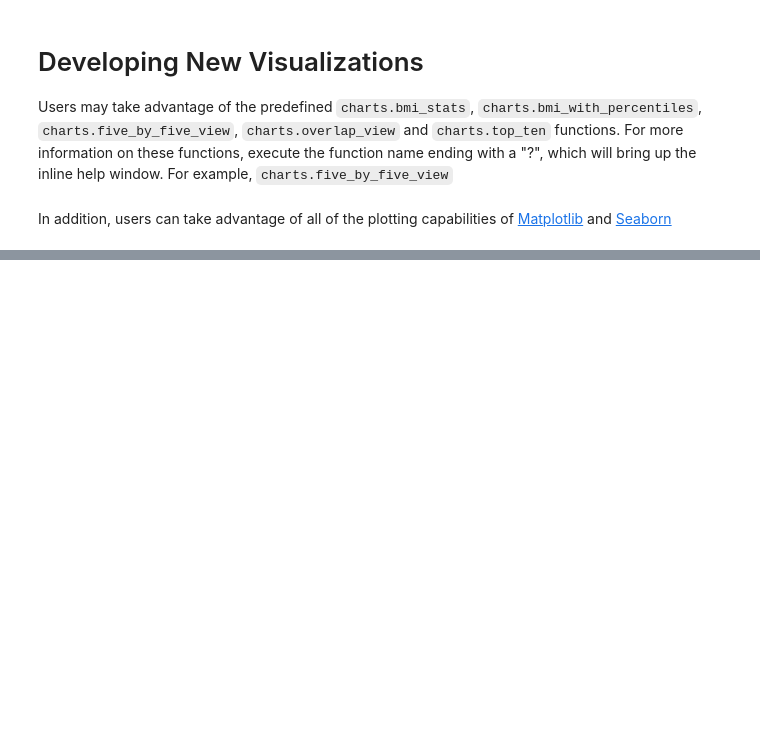
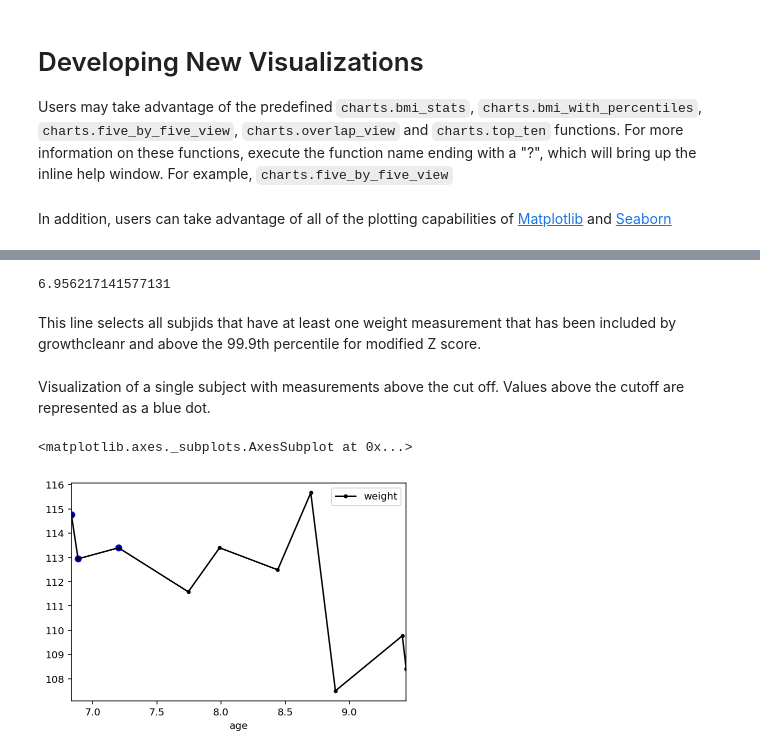
Before and after one commit to mitre/GrowthViz, a Jupyter notebook: Latest Demo Code.ipynb, the cells around one changed output, grey strips where cells are left out. Cells and saved outputs as stored; diff of their text form; code cells hidden in the pictures; blank space fills up the shorter version.

Commit message:
Adding modified Z Score stuff

```diff
--- a/Latest Demo Code.ipynb
+++ b/Latest Demo Code.ipynb
@@ -341,0 +346,2 @@ In addition, users can take advantage of all of the plotting capabilities of [Ma
+# %%
+mwzs = charts.calculate_modified_weight_zscore(merged_df, wt_percentiles)
@@ -341,0 +350,6 @@ In addition, users can take advantage of all of the plotting capabilities of [Ma
+# %%
+np.absolute(mwzs.loc[mwzs.include_weight == True].wt_mzscore).quantile(0.999)
+# %% [output]
+6.956217141577131
+# %% [markdown]
+This line selects all subjids that have at least one weight measurement that has been included by growthcleanr and above the 99.9th percentile for modified Z score.
@@ -341,0 +360,7 @@ In addition, users can take advantage of all of the plotting capabilities of [Ma
+# %% [markdown]
+Visualization of a single subject with measurements above the cut off. Values above the cutoff are represented as a blue dot.
+# %%
+charts.cutoff_view(mwzs, 46785745, 6.95, wt_percentiles)
+# %% [output]
+<matplotlib.axes._subplots.AxesSubplot at 0x...>
+[figure, added]
```
Also changed, not shown: parts of 8 cells of this notebook, 1 other file.
